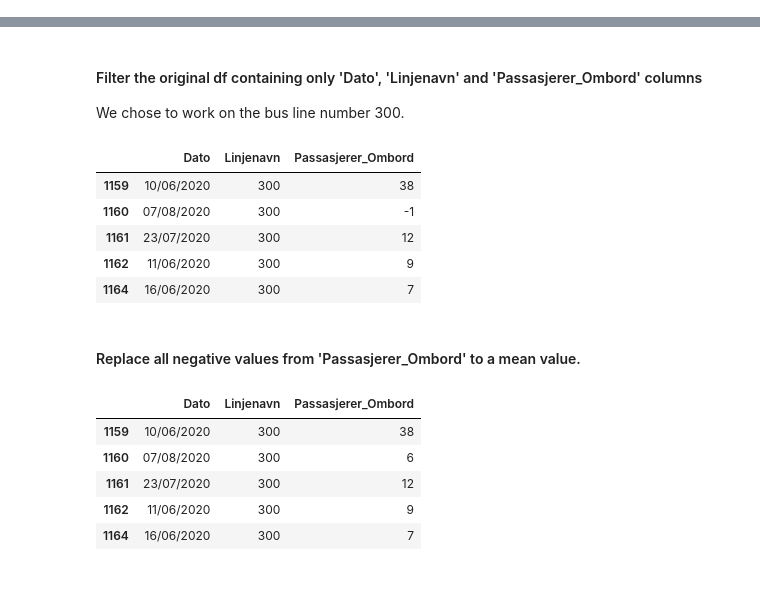
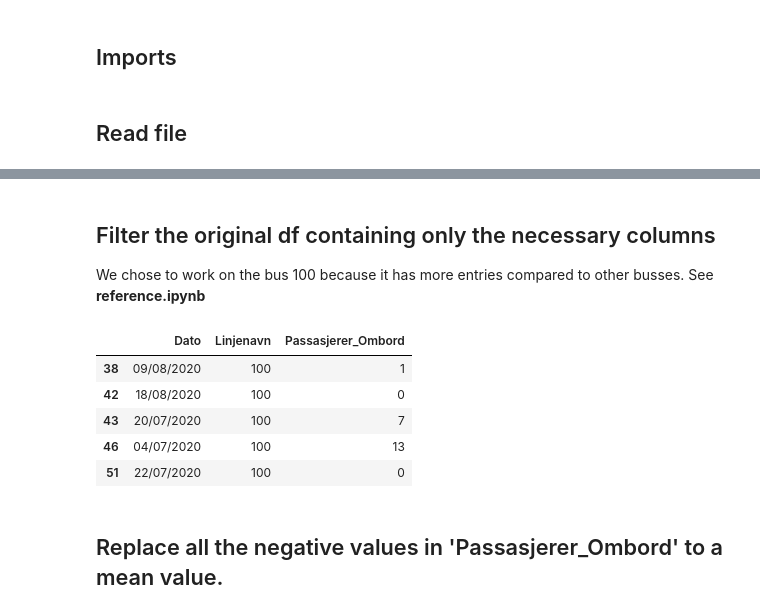
Before and after one commit to glaysa/DAVE3625_Assignment_2, a Jupyter notebook: assignment-2.ipynb, the cells around one changed output, grey strips where cells are left out. Cells and saved outputs as stored; diff of their text form; code cells hidden in the pictures; blank space fills up the shorter version.

```diff
--- a/assignment-2.ipynb
+++ b/assignment-2.ipynb
@@ -8,3 +8,5 @@ We chose the blabla algorithm because ...
+# %% [markdown]
+## Imports
 # %%
 import numpy as np
 import pandas as pd
@@ -17,3 +20,5 @@ from sklearn.model_selection import train_test_split
+# %% [markdown]
+## Read file
 # %%
 url = "https://raw.githubusercontent.com/umaimehm/Intro_to_AI_2021/main/assignment2-machinelearning/Ruter-data.csv"
 df_original = pd.read_csv(url, sep=';')
@@ -26,34 +31,25 @@ df_original.head()
 | 3 | 15003-2020-07-27T13:00:00+02:00 | 27/07/2020 | Viken | Vest | Bærum | Gruvemyra | Gullhaug | Lokal | Viken | ... |
 | 4 | 15002-2020-08-27T07:15:00+02:00 | 27/08/2020 | Viken | Vest | Bærum | Lysaker stasjon (Plattform A) | Tjernsmyr | Lokal | Viken | ... |
 # %% [markdown]
-#### Filter the original df containing only 'Dato', 'Linjenavn' and 'Passasjerer_Ombord' columns
-We chose to work on the bus line number 300.
+## Filter the original df containing only the necessary columns
+We chose to work on the bus 100 because it has more entries compared to other busses. See **reference.ipynb**
 # %%
 df = df_original.filter(['Dato','Linjenavn','Passasjerer_Ombord'], axis=1)
-df = df[df['Linjenavn'] == '300']
+df = df[df['Linjenavn'] == '100']
 df.head()
 # %% [output]
 |  | Dato | Linjenavn | Passasjerer_Ombord |
-| 1159 | 10/06/2020 | 300 | 38 |
-| 1160 | 07/08/2020 | 300 | -1 |
-| 1161 | 23/07/2020 | 300 | 12 |
-| 1162 | 11/06/2020 | 300 | 9 |
-| 1164 | 16/06/2020 | 300 | 7 |
+| 38 | 09/08/2020 | 100 | 1 |
+| 42 | 18/08/2020 | 100 | 0 |
+| 43 | 20/07/2020 | 100 | 7 |
+| 46 | 04/07/2020 | 100 | 13 |
+| 51 | 22/07/2020 | 100 | 0 |
 # %% [markdown]
-#### Replace all negative values from 'Passasjerer_Ombord' to a mean value.
+## Replace all the negative values in 'Passasjerer_Ombord' to a mean value.
 # %%
 #Data cleaning: negative values
 median_passasjerer_ombord = df['Passasjerer_Ombord'].median()
 for index, row in df.iterrows():
     if row['Passasjerer_Ombord'] < 0:
         df.loc[index,'Passasjerer_Ombord'] =  median_passasjerer_ombord
-
-df.head()
-# %% [output]
-|  | Dato | Linjenavn | Passasjerer_Ombord |
-| 1159 | 10/06/2020 | 300 | 38 |
-| 1160 | 07/08/2020 | 300 | 6 |
-| 1161 | 23/07/2020 | 300 | 12 |
-| 1162 | 11/06/2020 | 300 | 9 |
-| 1164 | 16/06/2020 | 300 | 7 |
 # %% [markdown]
```
Also changed, not shown: parts of 28 cells of this notebook.
